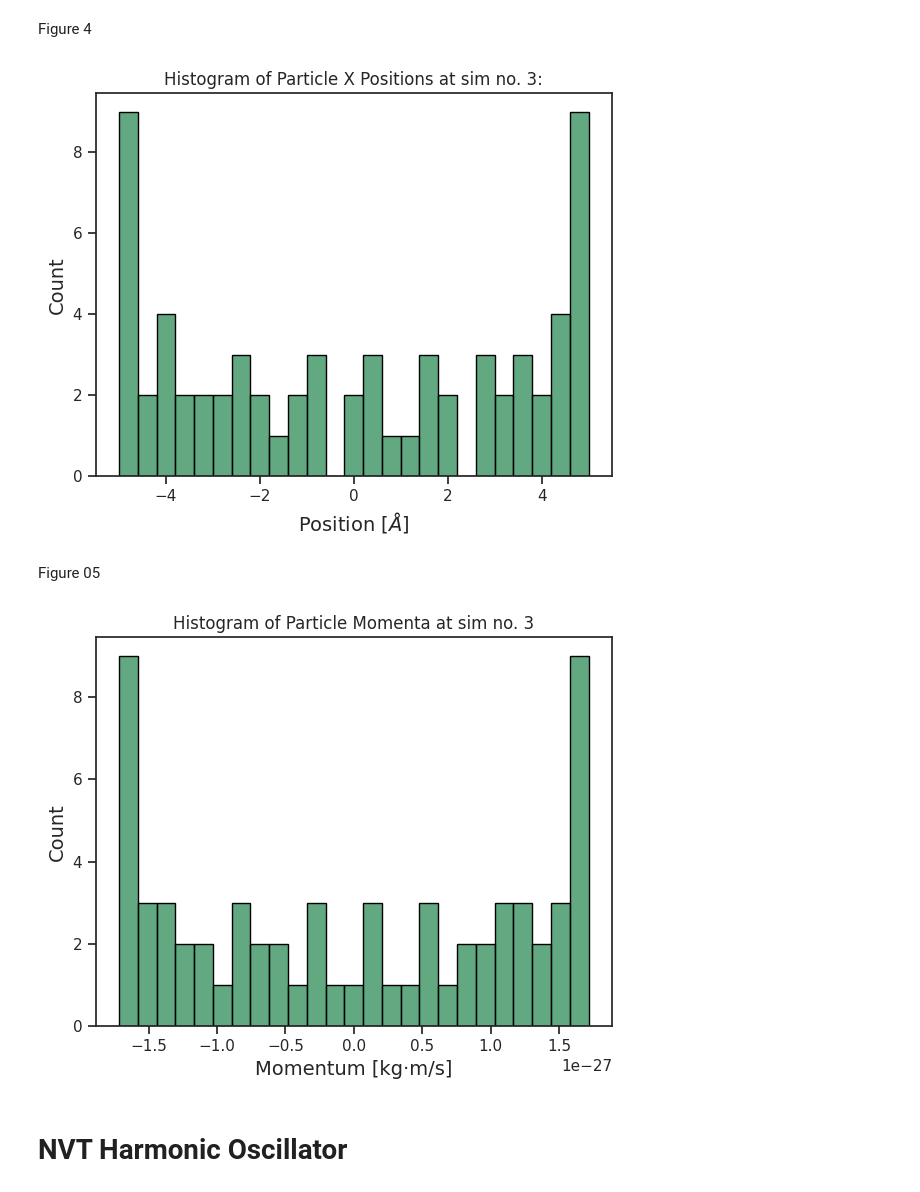
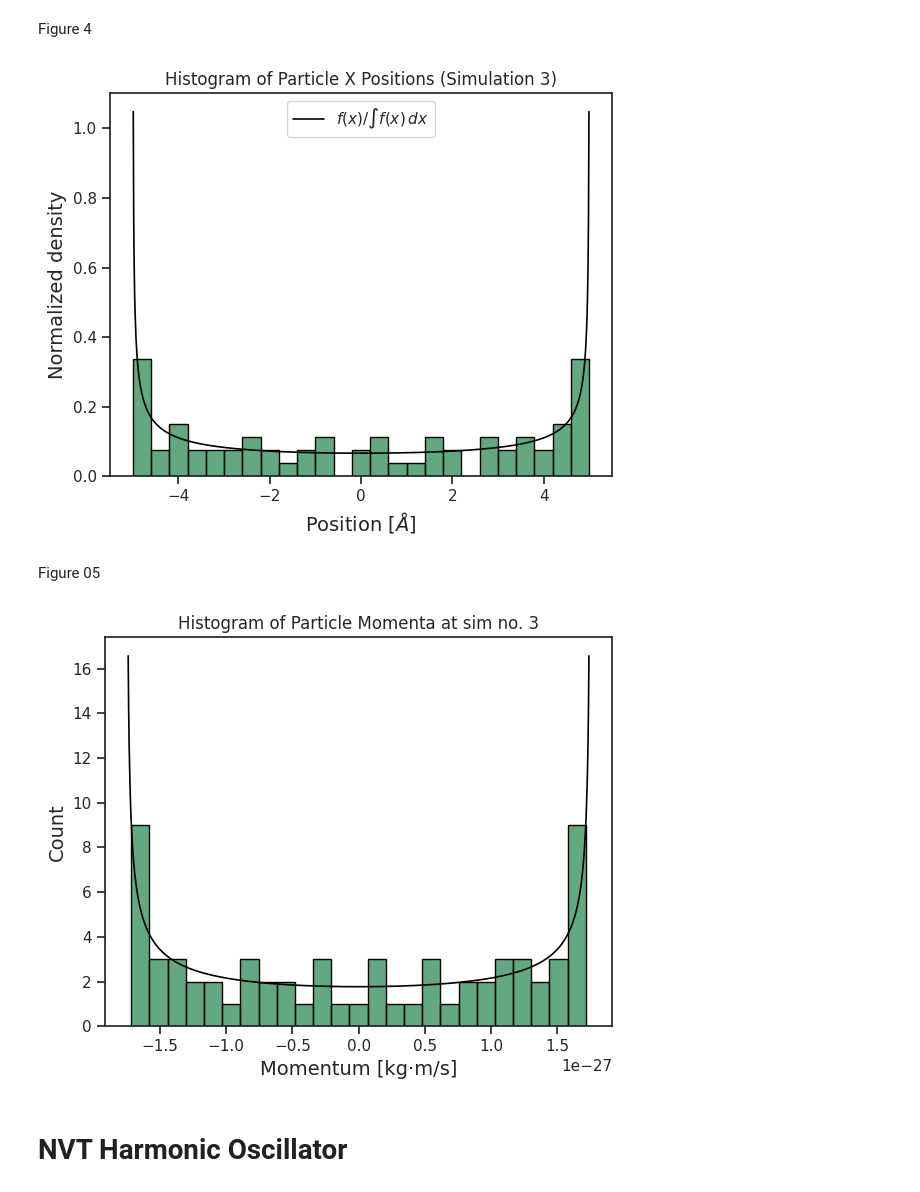
Before and after one commit to SagiMeir/Simulations4Beginners, a Jupyter notebook: sim4beginners.ipynb, the cells around one changed output. Saved outputs shown, nothing was run; the diff lists cells and outputs as text; code cells hidden in the pictures.

Commit message:
added theoretical lines to figures 04 & 05

```diff
--- a/sim4beginners.ipynb
+++ b/sim4beginners.ipynb
@@ -526,37 +542,41 @@ Figure 4
 # %%
 import matplotlib.pyplot as plt
 import seaborn as sns
 sns.set_theme(style="ticks", rc={"axes.labelsize": 14}, palette="tab10")
 
+omega = 75860172330415.58
+x = np.linspace(-4.99, 4.99, 1000)
+fx = 1/(omega * np.sqrt((5**2) - (x**2)))
+s = np.trapezoid(fx, x)
+fx_norm = fx / s
 
 posX = []
 with open("sim3.xyz") as f:
   while True:
       f.readline()
       comment_line = f.readline()
       if not comment_line:
           break
 
       line = f.readline()
       if not line:
           break
 
       fields = line.strip().split()
       if len(fields) >= 2:
             posX.append(float(fields[1]))
 
-  if not posX:
-    raise ValueError("No positions found — check file structure.")
-
   plt.figure(figsize=(6, 5))
-  sns.histplot(posX, bins=25, color='seagreen', edgecolor='black')
+  sns.histplot(posX, bins=25, color='seagreen', edgecolor='black', stat='density')
+  plt.plot(x, fx_norm, color='black', linewidth=1.2, label=r"$f(x)/\int f(x)\,dx$")
   plt.xlabel(r"Position [$\AA$]")
-  plt.ylabel("Count")
-  plt.title("Histogram of Particle X Positions at sim no. 3:")
+  plt.ylabel("Normalized density")
+  plt.title("Histogram of Particle X Positions (Simulation 3)")
+  plt.legend()
   plt.tight_layout()
   plt.show()
 # %% [output]
-[figure, old version]
+[figure, new version]
 # %% [markdown]
 Figure 05
 # %%
@@ -565,6 +585,12 @@ import matplotlib.pyplot as plt
 import seaborn as sns
 
 sns.set_theme(style="ticks", rc={"axes.labelsize": 14}, palette="tab10")
+
+omega = 7.586017233041558e13
+p_vals = np.linspace(-1.74 * 1e-27, 1.74 * 1e-27, 1000)
+fx = 1 / (omega * np.sqrt((1.75e-27**2) - (p_vals**2)))
+s = np.trapezoid(fx, p_vals)
+fx_norm = fx / s
 
 positions = []
 times = []
@@ -596,6 +622,9 @@ velocities = np.gradient(positions, times)
 momenta = mass * velocities
 
 plt.figure(figsize=(6, 5))
+
+
+plt.plot(p_vals, fx_norm * len(momenta) * (np.max(momenta) - np.min(momenta)) / 25, color='black', linewidth=1.2, label=r"$f(p)$ Scaled to Count")
 sns.histplot(momenta, bins=25, color='seagreen', edgecolor='black')
 plt.xlabel("Momentum [kg·m/s]")
 plt.ylabel("Count")
@@ -603,7 +632,7 @@ plt.title("Histogram of Particle Momenta at sim no. 3")
 plt.tight_layout()
 plt.show()
 # %% [output]
-[figure, old version]
+[figure, new version]
 # %% [markdown]
 # NVT Harmonic Oscillator
 # %% [markdown]
```
Also changed, not shown: parts of 3 cells of this notebook.
